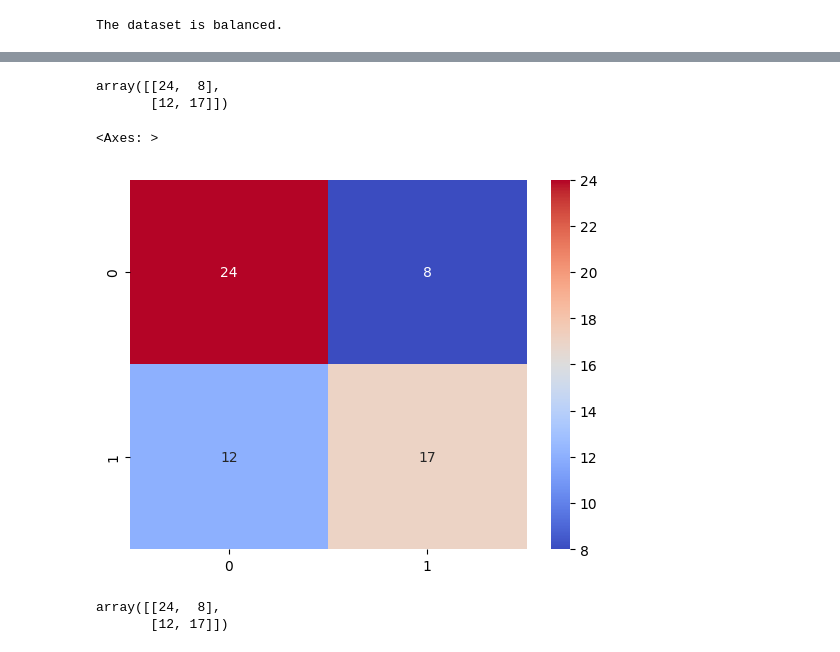
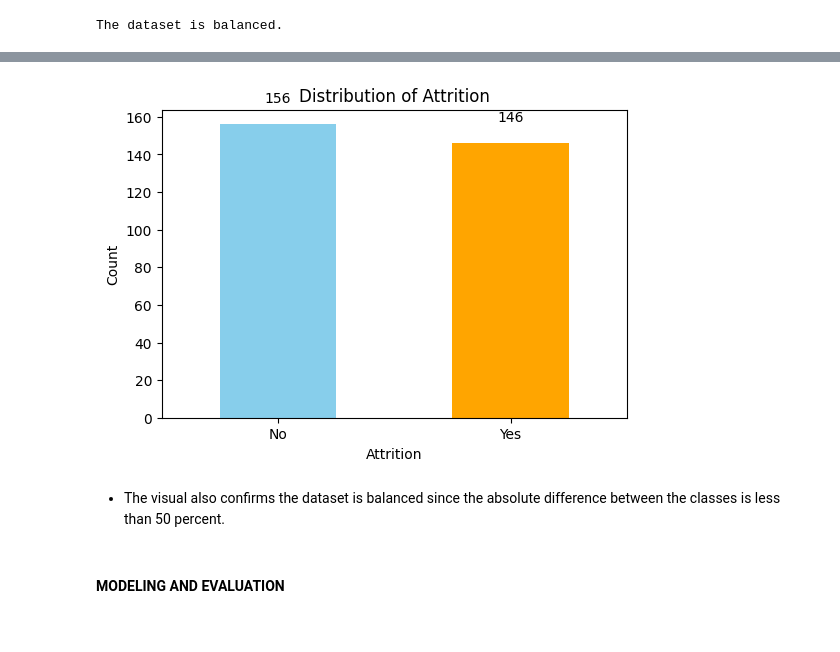
Before and after one commit to AndyMortey/Employee-Attrition-Predictor, a Jupyter notebook: notebook.ipynb, the cells around one changed output, grey strips where cells are left out. Drawn from its saved outputs; the diff is of its cells as text; code cells hidden in the pictures.

```diff
--- a/notebook.ipynb
+++ b/notebook.ipynb
@@ -846,27 +457,23 @@ roc_curve_data['Random Forest']
-# %%
-forest_pipeline = all_pipelines['Random Forest']
-
-forest_y_pred = forest_pipeline.predict(X_test)
-
-matrix = confusion_matrix(y_test_encoded, forest_y_pred)
-matrix
-# %% [output]
-array([[24,  8],
-       [12, 17]])
-# %%
-sns.heatmap(data=matrix, annot=True, fmt='d', cmap='coolwarm')
-# %% [output]
-<Axes: >
-[figure, removed]
-# %%
-threshold = 0.51
-
-y_pred_proba = forest_pipeline.predict_proba(X_test)[:, 1]
-
-binary_prediction = (y_pred_proba >= threshold)
-
-threshold_matrix = confusion_matrix(y_test_encoded, binary_prediction)
-threshold_matrix
-# %% [output]
-array([[24,  8],
-       [12, 17]])
+# %%
+#Count the occurrences of each class
+class_counts = data['attrition'].value_counts()
+
+#Plot the distribution of the target variable
+plt.figure(figsize=(6, 4))
+bars = class_counts.plot(kind='bar', color=['skyblue', 'orange'])
+plt.title('Distribution of Attrition')
+plt.xlabel('Attrition')
+plt.ylabel('Count')
+plt.xticks(rotation=0)
+
+#Annotate the bars with churn counts
+for i, count in enumerate(class_counts):
+    plt.text(i, count + 10, str(count), ha='center', va='bottom')
+
+plt.show()
+# %% [output]
+[figure, added]
+# %% [markdown]
+* The visual also confirms the dataset is balanced since the absolute difference between the classes is less than 50 percent.
+# %% [markdown]
+#### MODELING AND EVALUATION
```
Also changed, not shown: parts of 56 cells of this notebook.
